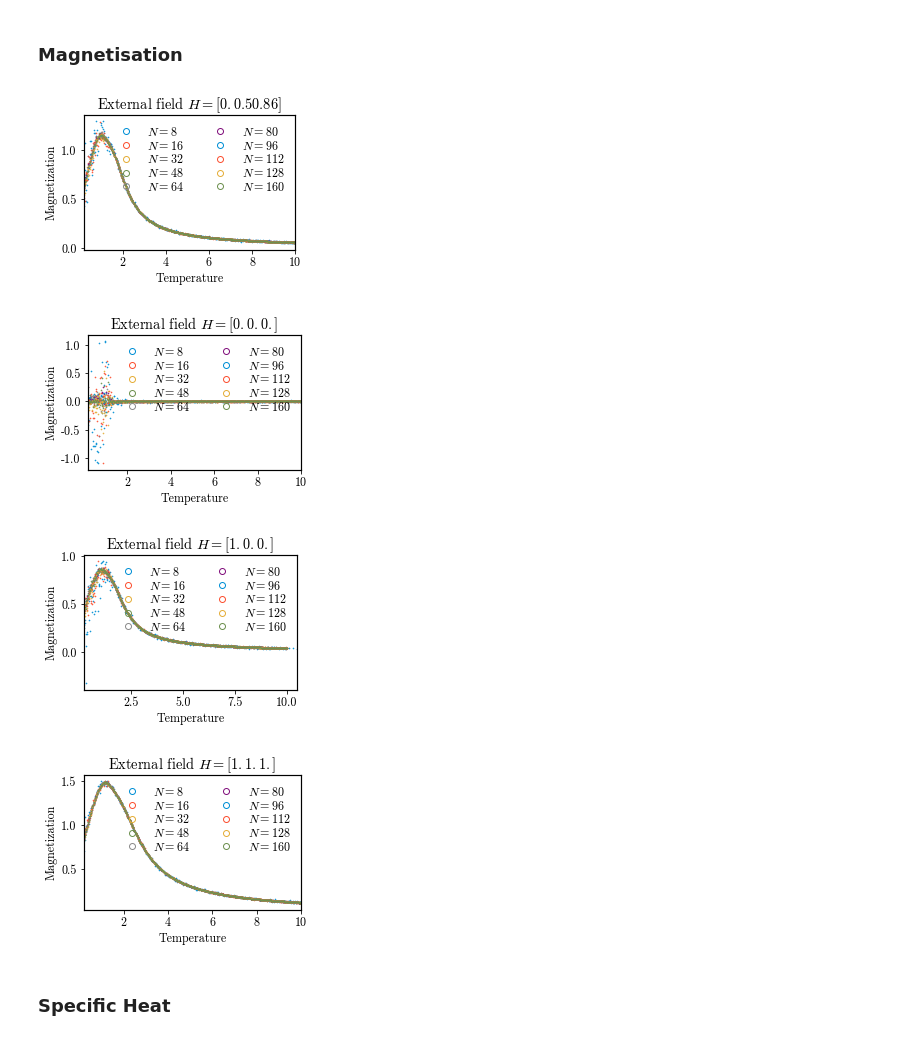
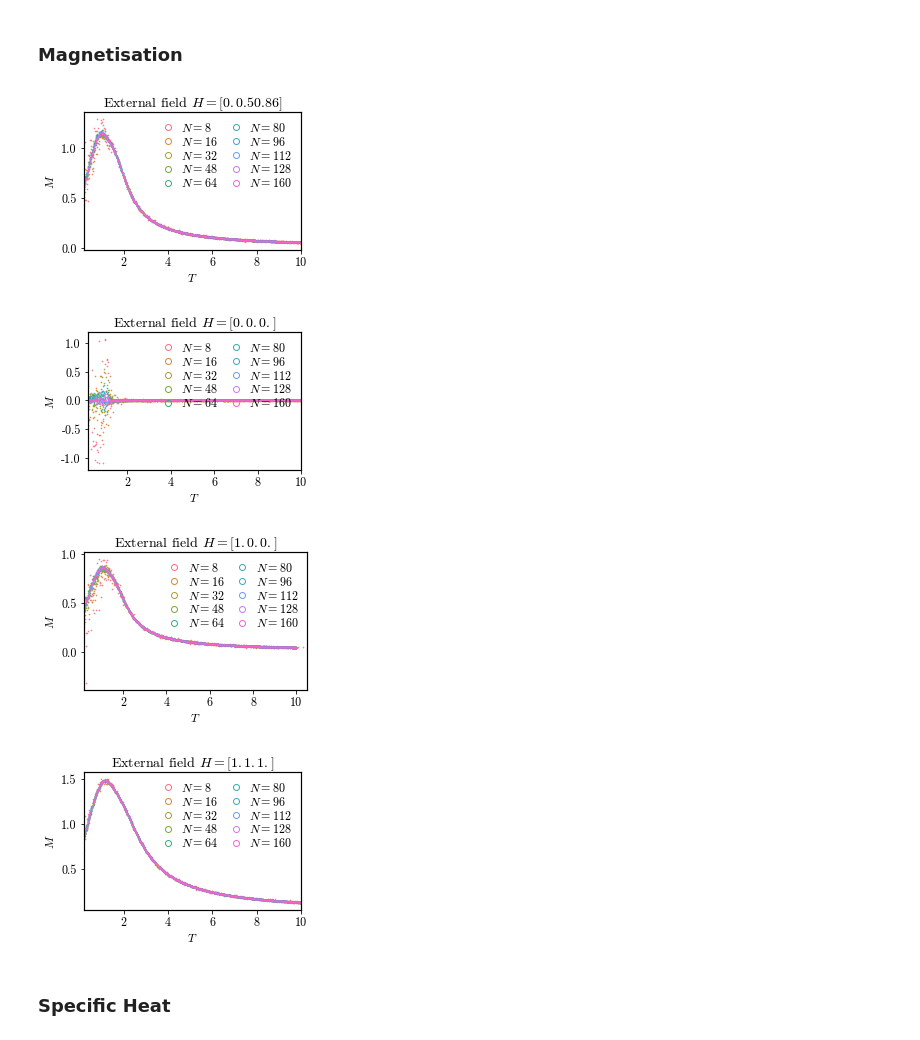
Before and after one commit to nikosavola/HeisenbergMetropolis-StatMech, a Jupyter notebook: analysis.ipynb, the cells around one changed output. Cells and saved outputs as stored; diff of their text form; code cells hidden in the pictures.

Commit message:
Update xy-labels, colors, and legends in plots

```diff
--- a/analysis.ipynb
+++ b/analysis.ipynb
@@ -12,6 +12,7 @@ from socket import gethostname
 import pandas as pd
 import numpy as np
 import scipy.optimize
+import seaborn as sns
 import matplotlib.pyplot as plt
 from cycler import cycler
 from tqdm.notebook import tqdm
@@ -21,9 +22,7 @@ plt.rc('font',**{'family':'serif',
              'serif': 'cmr10',
              'size': 12})
 plt.rc('mathtext',**{'fontset':'cm'})
-plt.rc('axes', unicode_minus=False, linewidth=1.2, xmargin=0,
-           prop_cycle=cycler('color', ['#008fd5',
-          '#fc4f30', '#e5ae38', '#6d904f', '#8b8b8b', '#810f7c']))
+plt.rc('axes', unicode_minus=False, linewidth=1.2, xmargin=0)
 plt.rc('legend', loc='best', frameon=False)
 
 from heisenberg_2d import initialize, metropolis, energy, magnetization, run_simulation
@@ -120,6 +119,10 @@ figure_dir = './figures'
 # mkdir in case
 if not os.path.exists(figure_dir):
     os.makedirs(figure_dir)
+
+# set colors
+colors = sns.color_palette('husl', n_colors=len(df['N'].unique()))
+plt.rc('axes', prop_cycle=cycler('color', colors))
 # %% [markdown]
 ### Energy
 # %%
@@ -134,9 +137,9 @@ for H in Hs:
         E, M, C, X, temp, *_ = dfhn.values.T
 
         plt.title('External field $H={}$'.format(H))
-        plt.plot(temp, E, 'o' , markersize=marker_size, markerfacecolor="None", label=f'$N={N}$')
-        plt.xlabel('Temperature'); plt.ylabel('Energy');
-    plt.legend(loc="lower right", markerscale=10, ncol=2, labelspacing=0.07)
+        lines = plt.plot(temp, E, 'o' , markersize=marker_size, markerfacecolor="None", label=f'$N={N}$')
+        plt.xlabel('$T$'); plt.ylabel('$E$');
+    plt.legend(loc="lower right", markerscale=10, ncol=2, labelspacing=0.07, columnspacing=0.5, handletextpad=0.1)
     plt.tight_layout()
     plt.savefig(f'{figure_dir}/energy_{" ".join(str(H).split())}.pdf')
     plt.show()
@@ -150,26 +153,26 @@ for H in Hs:
 # %%
 for H in Hs:
 
     # Select correct data
     dfh = df[(df['H'] == H)]
 
     plt.figure(figsize=figure_size)
     for N in sorted(dfh['N'].unique()):
         dfhn = dfh[dfh['N'] == N]
         E, M, C, X, temp, *_ = dfhn.values.T
 
         plt.title('External field $H={}$'.format(H))
         plt.plot(temp, M, 'o' , markersize=marker_size, markerfacecolor="None", label=f'$N={N}$')
-        plt.xlabel('Temperature'); plt.ylabel('Magnetization');
-    plt.legend(loc="upper right", markerscale=10, ncol=2, labelspacing=0.07)
+        plt.xlabel('$T$'); plt.ylabel('$M$');
+    plt.legend(loc="upper right", markerscale=10, ncol=2, labelspacing=0.07, columnspacing=0.5, handletextpad=0.1)
     plt.tight_layout()
     plt.savefig(f'{figure_dir}/magnetisation_{" ".join(str(H).split())}.pdf')
     plt.show()
 # %% [output]
-[figure, old version]
+[figure, new version]
-[figure, old version]
+[figure, new version]
-[figure, old version]
+[figure, new version]
-[figure, old version]
+[figure, new version]
 # %% [markdown]
 ###  Specific Heat
 # %%
```
Also changed, not shown: parts of 4 cells of this notebook, 1 other file.
